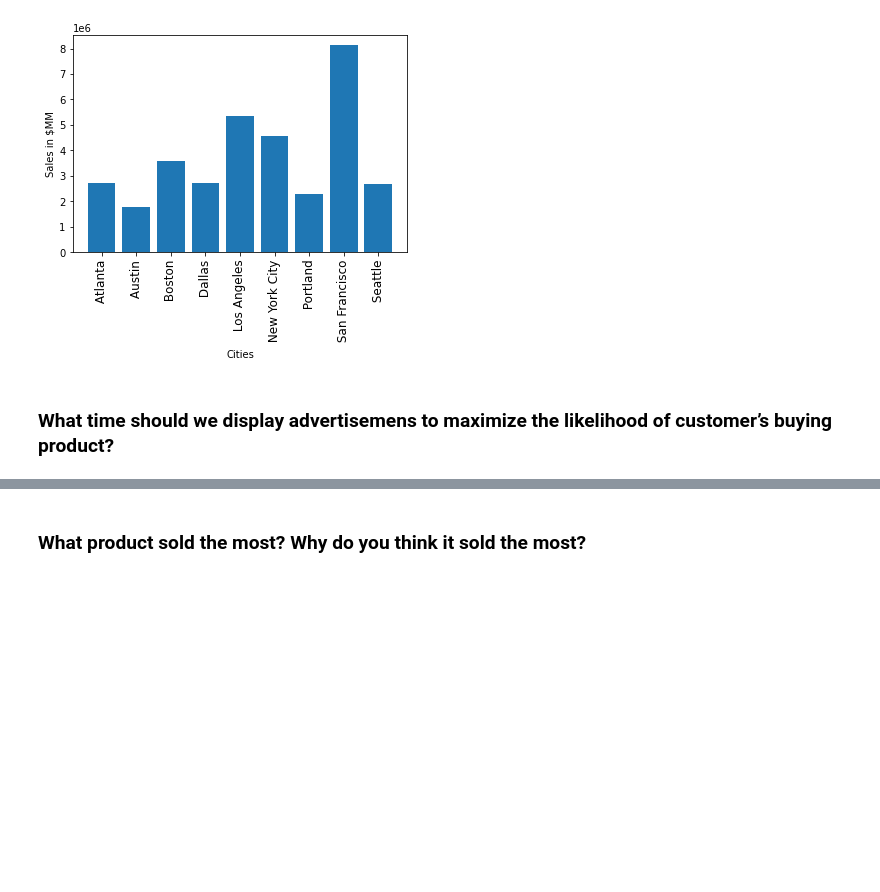
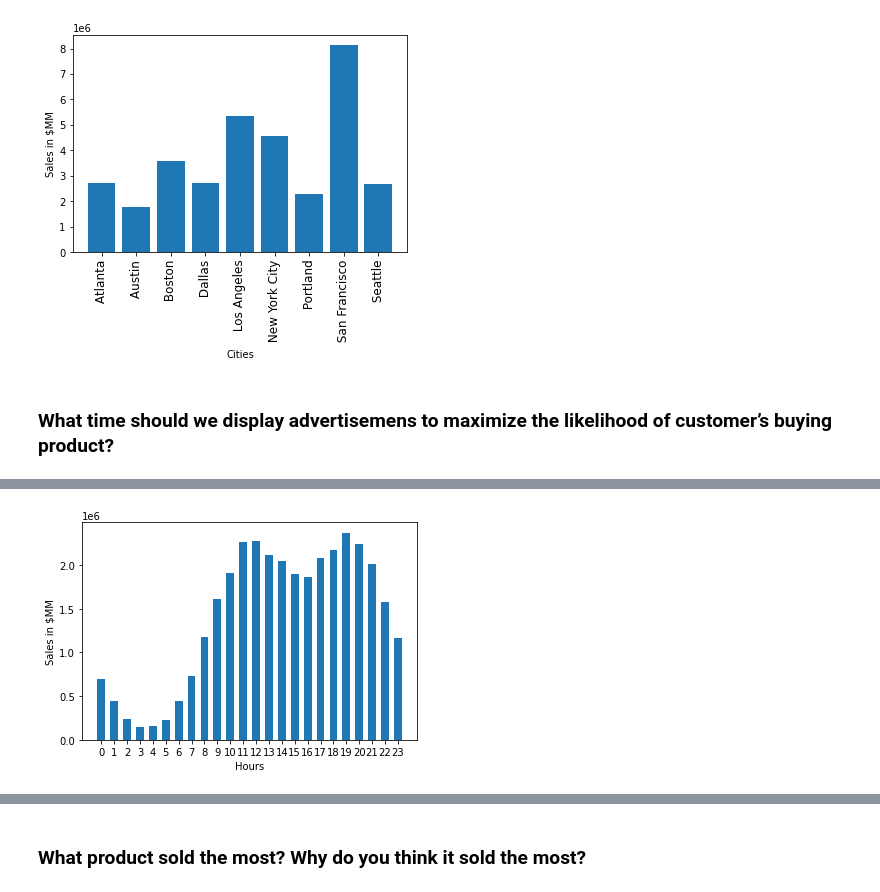
Before and after one commit to NicolasTerroni/data-analysis-and-machine-learning, a Jupyter notebook: notebooks/Sales Analysis.ipynb, the cells around one changed output, grey strips where cells are left out. Cells and saved outputs as stored; diff of their text form; code cells hidden in the pictures; blank space fills up the shorter version.

Commit message:
When to display advertising + bar and line plots

```diff
--- a/notebooks/Sales Analysis.ipynb
+++ b/notebooks/Sales Analysis.ipynb
@@ -171,0 +182,10 @@ data.head()
+# %%
+# bar chart of total amount values per hour
+results = data.groupby("Hour").sum()
+plt.bar(hours,results["Total Amount"],width=0.6)
+plt.xticks(hours,size=10)
+plt.ylabel("Sales in $MM")
+plt.xlabel("Hours")
+plt.show()
+# %% [output]
+[figure, added]
```
Also changed, not shown: parts of 5 cells of this notebook.
